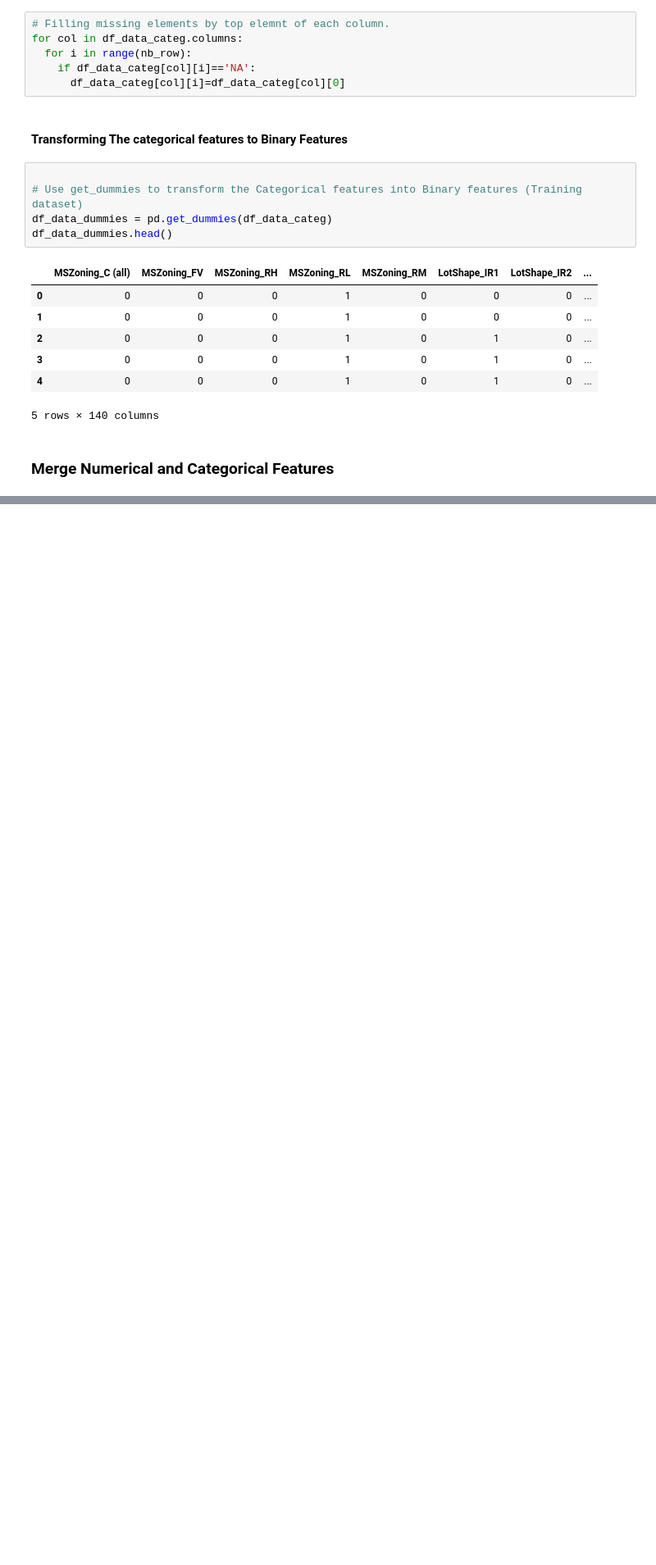
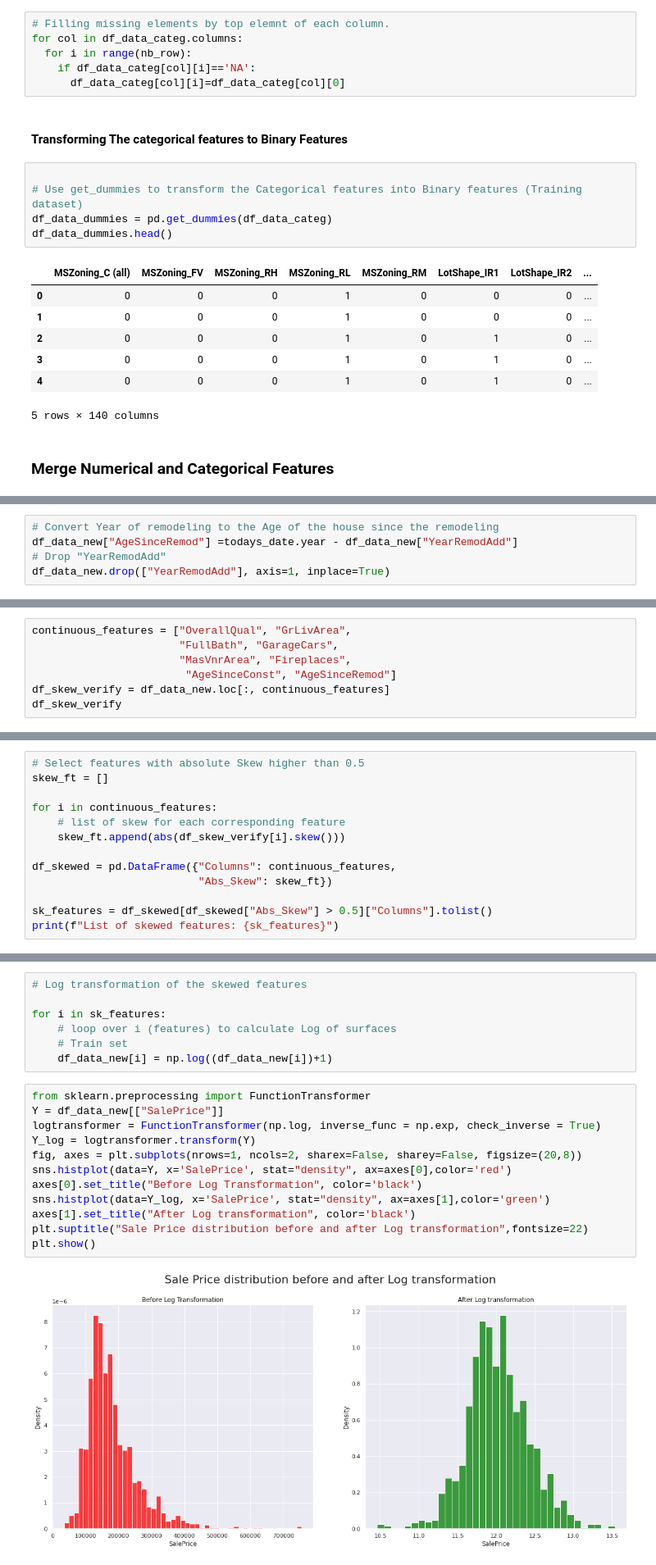
Before and after one commit to ea428815/House_Prices, a Jupyter notebook: House_Prices.ipynb, the cells around one changed output, grey strips where cells are left out. Shown at 82% size. Saved outputs shown, nothing was run; the diff lists cells and outputs as text; blank space fills up the shorter version.

```diff
--- a/House_Prices.ipynb
+++ b/House_Prices.ipynb
@@ -671,0 +701,5 @@ Train set: (1460, 154)
+# %%
+# Convert Year of remodeling to the Age of the house since the remodeling
+df_data_new["AgeSinceRemod"] =todays_date.year - df_data_new["YearRemodAdd"]
+# Drop "YearRemodAdd"
+df_data_new.drop(["YearRemodAdd"], axis=1, inplace=True)
@@ -671,0 +708,7 @@ Train set: (1460, 154)
+# %%
+continuous_features = ["OverallQual", "GrLivArea",
+                       "FullBath", "GarageCars",
+                       "MasVnrArea", "Fireplaces",
+                        "AgeSinceConst", "AgeSinceRemod"]
+df_skew_verify = df_data_new.loc[:, continuous_features]
+df_skew_verify
@@ -671,0 +729,13 @@ Train set: (1460, 154)
+# %%
+# Select features with absolute Skew higher than 0.5
+skew_ft = []
+
+for i in continuous_features:
+    # list of skew for each corresponding feature
+    skew_ft.append(abs(df_skew_verify[i].skew()))
+
+df_skewed = pd.DataFrame({"Columns": continuous_features,
+                          "Abs_Skew": skew_ft})
+
+sk_features = df_skewed[df_skewed["Abs_Skew"] > 0.5]["Columns"].tolist()
+print(f"List of skewed features: {sk_features}")
@@ -671,0 +744,21 @@ Train set: (1460, 154)
+# %%
+# Log transformation of the skewed features
+
+for i in sk_features:
+    # loop over i (features) to calculate Log of surfaces
+    # Train set
+    df_data_new[i] = np.log((df_data_new[i])+1)
+# %%
+from sklearn.preprocessing import FunctionTransformer
+Y = df_data_new[["SalePrice"]]
+logtransformer = FunctionTransformer(np.log, inverse_func = np.exp, check_inverse = True)
+Y_log = logtransformer.transform(Y)
+fig, axes = plt.subplots(nrows=1, ncols=2, sharex=False, sharey=False, figsize=(20,8))
+sns.histplot(data=Y, x='SalePrice', stat="density", ax=axes[0],color='red')
+axes[0].set_title("Before Log Transformation", color='black')
+sns.histplot(data=Y_log, x='SalePrice', stat="density", ax=axes[1],color='green')
+axes[1].set_title("After Log transformation", color='black')
+plt.suptitle("Sale Price distribution before and after Log transformation",fontsize=22)
+plt.show()
+# %% [output]
+[figure, added]
```
Also changed, not shown: parts of 29 cells of this notebook.
